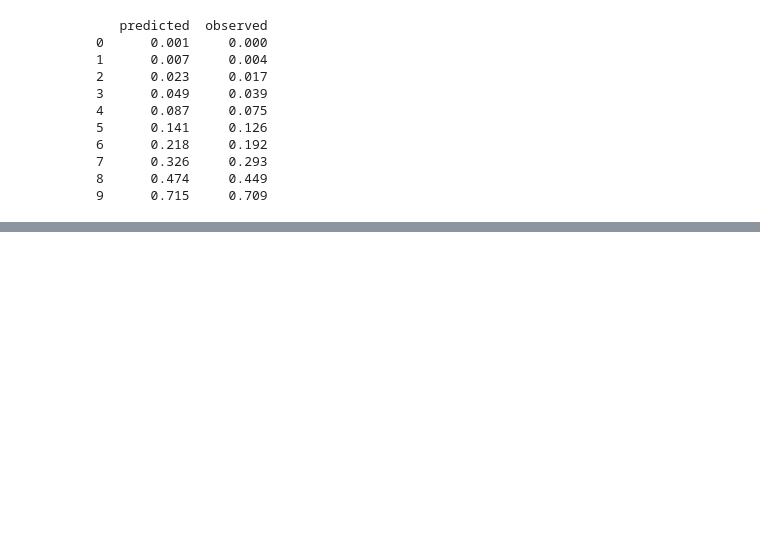
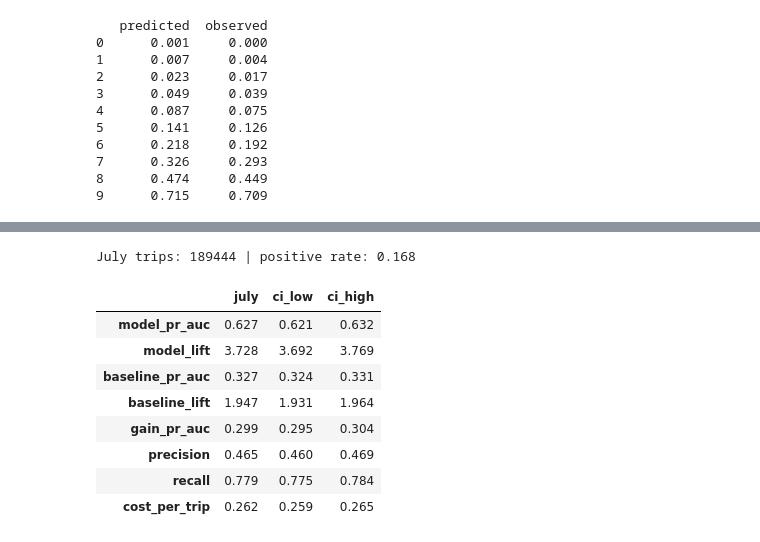
Before and after one commit to cdelriodepaz/nyc-taxi-crawl, a Jupyter notebook: notebooks/04-evaluate.ipynb, the cells around one changed output, grey strips where cells are left out. Saved outputs shown, nothing was run; the diff lists cells and outputs as text; code cells hidden in the pictures; blank space fills up the shorter version.

```diff
--- a/notebooks/04-evaluate.ipynb
+++ b/notebooks/04-evaluate.ipynb
@@ -112,0 +176,53 @@ print(pd.DataFrame({"predicted": mean_pred, "observed": frac_pos}).round(3))
+# %%
+test = trips[trips["split"] == "test"]
+X_test, y_test = make_features(test), test["is_crawl"].to_numpy()
+p_test = model.predict_proba(X_test)[:, 1]
+base_test = baseline.predict_proba(X_test[BASE_COLS])[:, 1]
+
+
+def july_metrics(y, p, b):
+    pred = p >= THRESHOLD
+    tp = int((pred & (y == 1)).sum())
+    fp = int((pred & (y == 0)).sum())
+    fn = int((~pred & (y == 1)).sum())
+    ap = average_precision_score(y, p)
+    ap_base = average_precision_score(y, b)
+    return {
+        "model_pr_auc": ap,
+        "model_lift": ap / y.mean(),
+        "baseline_pr_auc": ap_base,
+        "baseline_lift": ap_base / y.mean(),
+        "gain_pr_auc": ap - ap_base,
+        "precision": tp / (tp + fp) if tp + fp else 0.0,
+        "recall": tp / (tp + fn),
+        "cost_per_trip": (COST_MISSED_CRAWL * fn + COST_FALSE_ALARM * fp) / len(y),
+    }
+
+
+point = july_metrics(y_test, p_test, base_test)
+
+rng = np.random.default_rng(42)
+n = len(y_test)
+boot = pd.DataFrame([
+    july_metrics(y_test[idx], p_test[idx], base_test[idx])
+    for idx in (rng.integers(0, n, n) for _ in range(500))
+])
+
+summary = pd.DataFrame({
+    "july": pd.Series(point),
+    "ci_low": boot.quantile(0.025),
+    "ci_high": boot.quantile(0.975),
+}).round(3)
+print("July trips:", n, "| positive rate:", round(y_test.mean(), 3))
+summary
+# %% [output]
+July trips: 189444 | positive rate: 0.168
+|  | july | ci_low | ci_high |
+| model_pr_auc | 0.627 | 0.621 | 0.632 |
+| model_lift | 3.728 | 3.692 | 3.769 |
+| baseline_pr_auc | 0.327 | 0.324 | 0.331 |
+| baseline_lift | 1.947 | 1.931 | 1.964 |
+| gain_pr_auc | 0.299 | 0.295 | 0.304 |
+| precision | 0.465 | 0.460 | 0.469 |
+| recall | 0.779 | 0.775 | 0.784 |
+| cost_per_trip | 0.262 | 0.259 | 0.265 |
```
Also changed, not shown: parts of 2 cells of this notebook, 1 other file.
